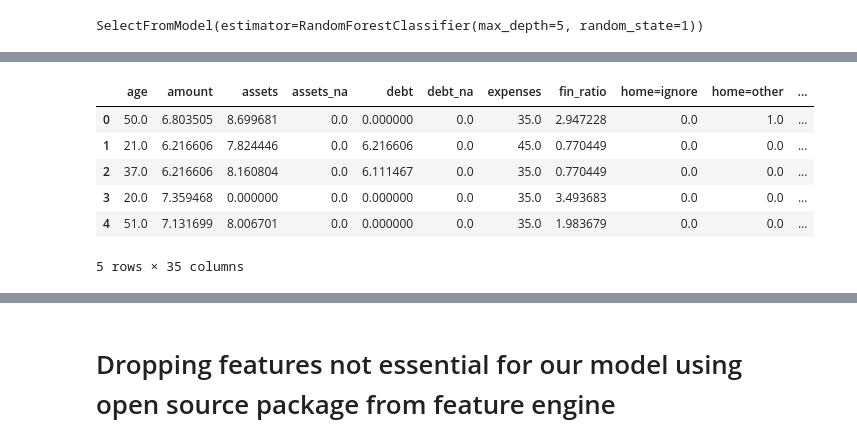
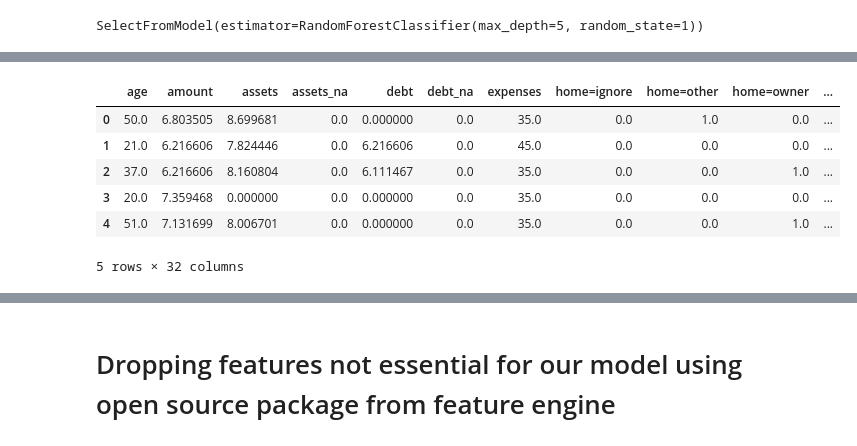
Before and after one commit to chibuikeeugene/credit_risk_scoring, a Jupyter notebook: research-and-development/step_02_feature_engineering_and_selection.ipynb, the cells around one changed output, grey strips where cells are left out. Drawn from its saved outputs; the diff is of its cells as text; code cells hidden in the pictures.

```diff
--- a/research-and-development/step_02_feature_engineering_and_selection.ipynb
+++ b/research-and-development/step_02_feature_engineering_and_selection.ipynb
@@ -65,14 +65,3 @@ data.status = (data.status == 'good').astype(int)
 data.status.unique()
 # %% [output]
 array([1, 0])
-# %%
-# finance ratio  = amount/price
-
-# savings potential index = (Income - Expenses - (Debt/100)) / (Amount / Time)
-
-
-data['fin_ratio'] = (data['amount']/data['price']).round(2)
-
-data['sav_pot_index'] = ((data['income'] - data['expenses'] - (data['debt']/100))/ (data['amount']/data['time'])).round(2)
-
-data.head()
@@ -198,7 +178,7 @@ log_trans.get_params
 #Using yeo-johnson transforamtion to improve the distribution characteristics of our continuous numerical data
 from feature_engine.transformation import YeoJohnsonTransformer
 
-yeo_vars = ['seniority', 'fin_ratio']
+yeo_vars = ['seniority']
 
 yeo_johnson_transformer = YeoJohnsonTransformer(
     variables= yeo_vars
@@ -326,33 +325,35 @@ array(['amount', 'assets', 'fin_ratio', 'home=owner', 'income',
 pd.Series(selected_features).to_csv('selected_feats.csv', index_label=False)
 # %%
 x_train_final = pd.DataFrame(data=x_train, columns =
-                       ['age', 'amount', 'assets', 'assets_na', 'debt', 'debt_na',
-                        'expenses', 'fin_ratio', 'home=ignore', 'home=other', 'home=owner',
-                        'home=parents', 'home=priv', 'home=rent', 'home=unknown', 'income',
-                        'income_na', 'job=fixed', 'job=freelance', 'job=others',
-                        'job=partime', 'job=unknown"', 'marital=divorced',
-                        'marital=married', 'marital=separated', 'marital=single',
-                        'marital=unknown', 'marital=widow', 'price', 'records=no_rec',
-                        'records=yes_rec', 'sav_pot_index', 'sav_pot_index_na',
-                        'seniority', 'time']
+                       [
+                           'age', 'amount', 'assets', 'assets_na', 'debt', 'debt_na',
+       'expenses', 'home=ignore', 'home=other', 'home=owner',
+       'home=parents', 'home=priv', 'home=rent', 'home=unknown', 'income',
+       'income_na', 'job=fixed', 'job=freelance', 'job=others',
+       'job=partime', 'job=unknown"', 'marital=divorced',
+       'marital=married', 'marital=separated', 'marital=single',
+       'marital=unknown', 'marital=widow', 'price', 'records=no_rec',
+       'records=yes_rec', 'seniority', 'time'
+                       ]
                        )
 x_test_final = pd.DataFrame(data=x_test, columns=
-                      ['age', 'amount', 'assets', 'assets_na', 'debt', 'debt_na',
-                        'expenses', 'fin_ratio', 'home=ignore', 'home=other', 'home=owner',
-                        'home=parents', 'home=priv', 'home=rent', 'home=unknown', 'income',
-                        'income_na', 'job=fixed', 'job=freelance', 'job=others',
-                        'job=partime', 'job=unknown"', 'marital=divorced',
-                        'marital=married', 'marital=separated', 'marital=single',
-                        'marital=unknown', 'marital=widow', 'price', 'records=no_rec',
-                        'records=yes_rec', 'sav_pot_index', 'sav_pot_index_na',
-                        'seniority', 'time']
+                      [
+                          'age', 'amount', 'assets', 'assets_na', 'debt', 'debt_na',
+       'expenses', 'home=ignore', 'home=other', 'home=owner',
+       'home=parents', 'home=priv', 'home=rent', 'home=unknown', 'income',
+       'income_na', 'job=fixed', 'job=freelance', 'job=others',
+       'job=partime', 'job=unknown"', 'marital=divorced',
+       'marital=married', 'marital=separated', 'marital=single',
+       'marital=unknown', 'marital=widow', 'price', 'records=no_rec',
+       'records=yes_rec', 'seniority', 'time'
+                      ]
                       )
 x_train_final.head()
 # %% [output]
-|  | age | amount | assets | assets_na | debt | debt_na | expenses | fin_ratio | home=ignore | home=other | ... |
-| 0 | 50.0 | 6.803505 | 8.699681 | 0.0 | 0.000000 | 0.0 | 35.0 | 2.947228 | 0.0 | 1.0 | ... |
-| 1 | 21.0 | 6.216606 | 7.824446 | 0.0 | 6.216606 | 0.0 | 45.0 | 0.770449 | 0.0 | 0.0 | ... |
-| 2 | 37.0 | 6.216606 | 8.160804 | 0.0 | 6.111467 | 0.0 | 35.0 | 0.770449 | 0.0 | 0.0 | ... |
-| 3 | 20.0 | 7.359468 | 0.000000 | 0.0 | 0.000000 | 0.0 | 35.0 | 3.493683 | 0.0 | 0.0 | ... |
-| 4 | 51.0 | 7.131699 | 8.006701 | 0.0 | 0.000000 | 0.0 | 35.0 | 1.983679 | 0.0 | 0.0 | ... |
+|  | age | amount | assets | assets_na | debt | debt_na | expenses | home=ignore | home=other | home=owner | ... |
+| 0 | 50.0 | 6.803505 | 8.699681 | 0.0 | 0.000000 | 0.0 | 35.0 | 0.0 | 1.0 | 0.0 | ... |
+| 1 | 21.0 | 6.216606 | 7.824446 | 0.0 | 6.216606 | 0.0 | 45.0 | 0.0 | 0.0 | 0.0 | ... |
+| 2 | 37.0 | 6.216606 | 8.160804 | 0.0 | 6.111467 | 0.0 | 35.0 | 0.0 | 0.0 | 1.0 | ... |
+| 3 | 20.0 | 7.359468 | 0.000000 | 0.0 | 0.000000 | 0.0 | 35.0 | 0.0 | 0.0 | 0.0 | ... |
+| 4 | 51.0 | 7.131699 | 8.006701 | 0.0 | 0.000000 | 0.0 | 35.0 | 0.0 | 0.0 | 1.0 | ... |
-5 rows × 35 columns
+5 rows × 32 columns
```
Also changed, not shown: parts of 17 cells of this notebook, 31 other files.
